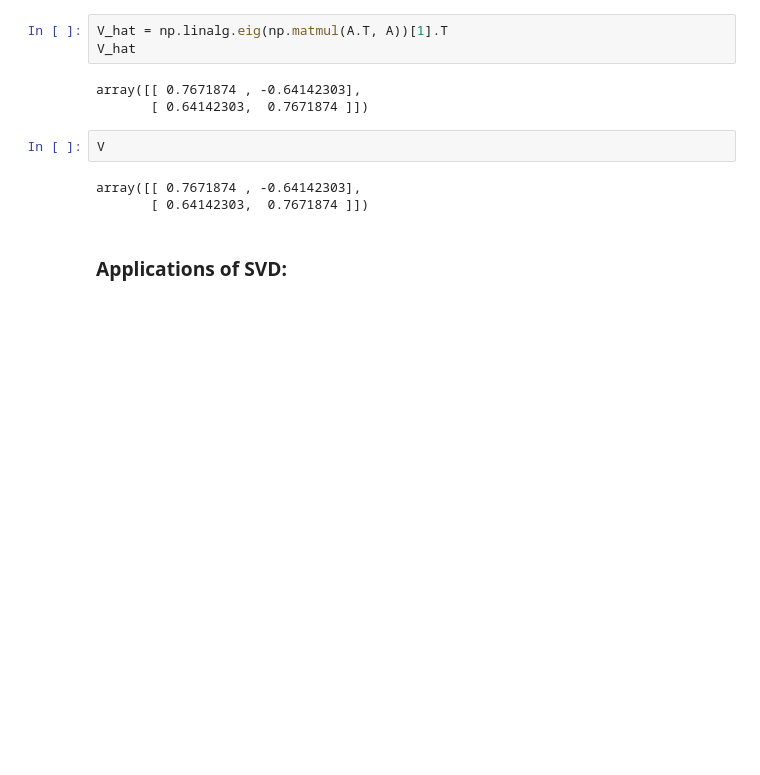
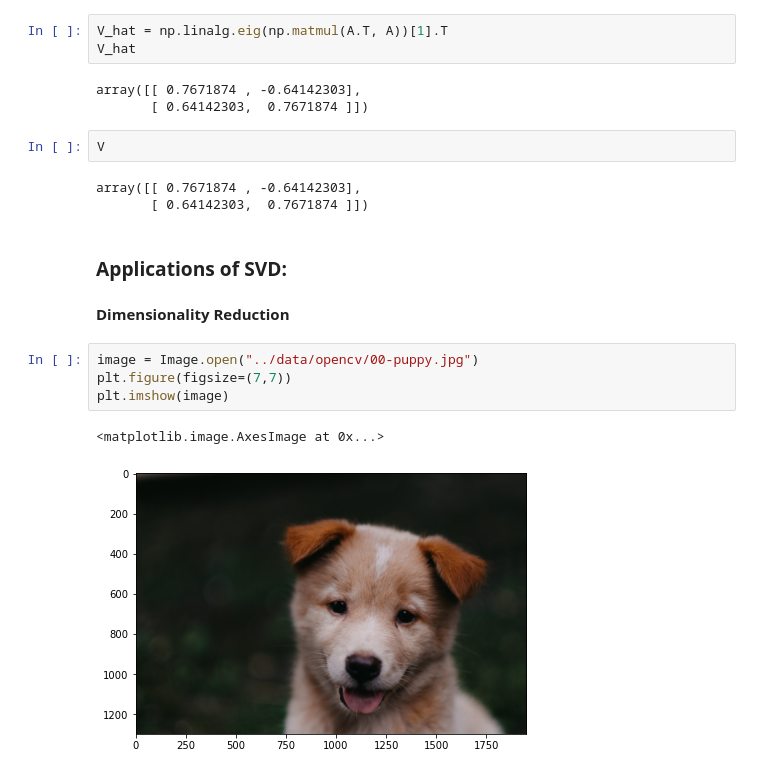
Before and after one commit to TheAnkurGoswami/Study-Notes, a Jupyter notebook: Deep Learning Book Notes/Linear Algebra.ipynb, the cells around one changed output. Drawn from its saved outputs; the diff is of its cells as text; blank space fills up the shorter version.

Commit message:
dimensionality reduction using svd

```diff
--- a/Deep Learning Book Notes/Linear Algebra.ipynb
+++ b/Deep Learning Book Notes/Linear Algebra.ipynb
@@ -681,5 +684,14 @@ V
 # %% [output]
 array([[ 0.7671874 , -0.64142303],
        [ 0.64142303,  0.7671874 ]])
-# %% [markdown]
-### Applications of SVD:
+# %% [markdown]
+### Applications of SVD:
+# %% [markdown]
+__Dimensionality Reduction__
+# %%
+image = Image.open("../data/opencv/00-puppy.jpg")
+plt.figure(figsize=(7,7))
+plt.imshow(image)
+# %% [output]
+<matplotlib.image.AxesImage at 0x...>
+[figure, added]
```
Also changed, not shown: parts of 19 cells of this notebook.
